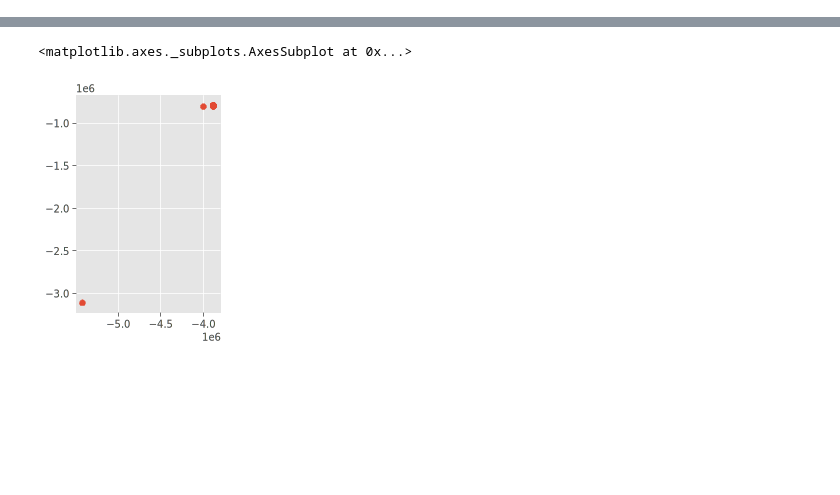
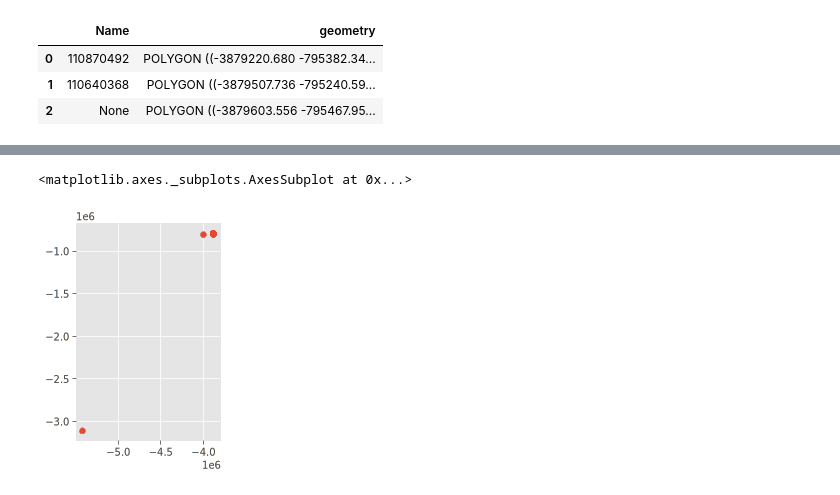
Before and after one commit to fc-anjos/cartografia-joao-pessoa, a Jupyter notebook: VAREJO.ipynb, the cells around one changed output, grey strips where cells are left out. Drawn from its saved outputs; the diff is of its cells as text; code cells hidden in the pictures; blank space fills up the shorter version.

Commit message:
add lotes for the new_buildings

```diff
--- a/VAREJO.ipynb
+++ b/VAREJO.ipynb
@@ -47,11 +47,16 @@ recorte_maior = gpd.read_file('./data/BASES/limite_recorte/limite_recorte_maior.
 recorte_menor = gpd.read_file('./data/BASES/limite_recorte/limite_recorte_menor.shp')
 shoppings = gpd.read_file('./data/BASES/SHOPPINGS/shoppings.shp')
 
+lotes_empreendimentos = gpd.read_file('./data/BASES/empreendimento/empreendimento.shp')
+
+
 limite_mun = gpd.read_file("./data/BASES/limite_municipio/limite_municipio.shp")
 recorte_maior = recorte_maior.to_crs(epsg=3857)
 recorte_menor = recorte_menor.to_crs(epsg=3857)
 lotes = lotes.to_crs(epsg=3857)
 limite_mun = limite_mun.to_crs(epsg=3857)
+lotes_empreendimentos = lotes_empreendimentos.to_crs(epsg=3857)
+
 lotes_recorte =  gpd.overlay(lotes, recorte_maior, how='intersection')
 lotes =  gpd.overlay(lotes, limite_mun, how='intersection')
 
@@ -61,6 +66,13 @@ shoppings =  gpd.overlay(shoppings, limite_mun, how='intersection')
 lotes = pd.concat([shoppings, lotes], join='outer')
 shoppings_recorte =  gpd.overlay(shoppings, recorte_maior, how='intersection')
 lotes_recorte = pd.concat([shoppings_recorte, lotes_recorte], join='outer')
+# %%
+lotes_empreendimentos
+# %% [output]
+|  | Name | geometry |
+| 0 | 110870492 | POLYGON ((-3879220.680 -795382.34... |
+| 1 | 110640368 | POLYGON ((-3879507.736 -795240.59... |
+| 2 | None | POLYGON ((-3879603.556 -795467.95... |
 # %%
 def utm_from_lon(lon):
     """
```
Also changed, not shown: parts of 3 cells of this notebook, 1 other file.
